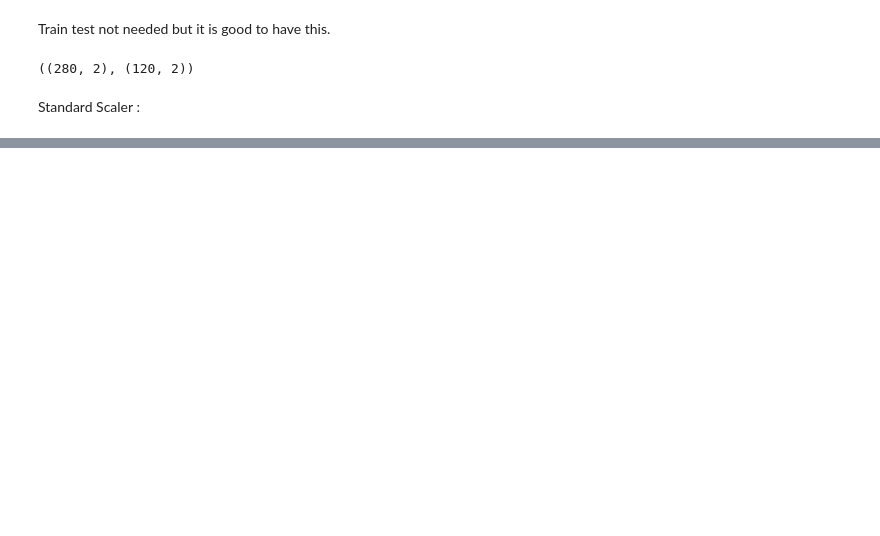
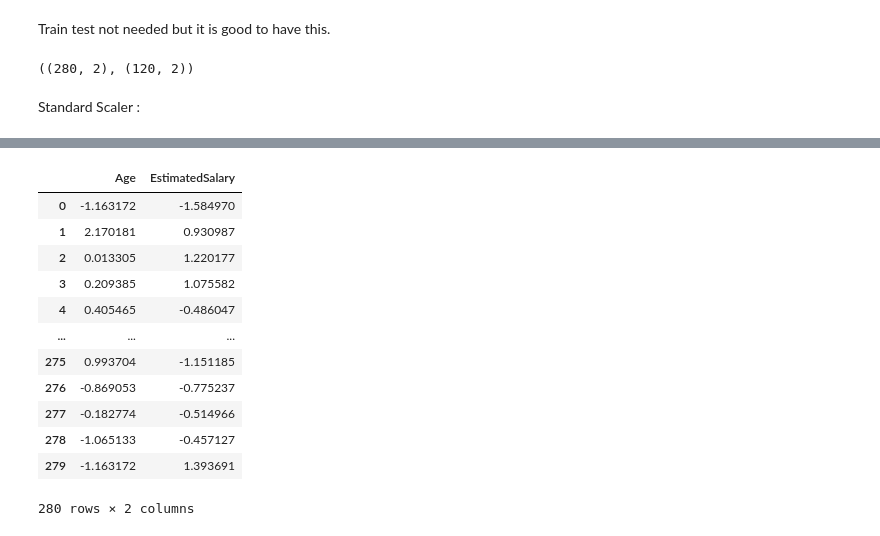
Before and after one commit to ankitsrm/MLLib, a Jupyter notebook: Featur_Scalling.ipynb, the cells around one changed output, grey strips where cells are left out. Cells and saved outputs as stored; diff of their text form; code cells hidden in the pictures; blank space fills up the shorter version.

```diff
--- a/Featur_Scalling.ipynb
+++ b/Featur_Scalling.ipynb
@@ -38,0 +72,16 @@ X_test_scaled = scaler.transform(X_test)
+# %%
+X_train_scaled
+# %% [output]
+|  | Age | EstimatedSalary |
+| 0 | -1.163172 | -1.584970 |
+| 1 | 2.170181 | 0.930987 |
+| 2 | 0.013305 | 1.220177 |
+| 3 | 0.209385 | 1.075582 |
+| 4 | 0.405465 | -0.486047 |
+| ... | ... | ... |
+| 275 | 0.993704 | -1.151185 |
+| 276 | -0.869053 | -0.775237 |
+| 277 | -0.182774 | -0.514966 |
+| 278 | -1.065133 | -0.457127 |
+| 279 | -1.163172 | 1.393691 |
+280 rows × 2 columns
```
Also changed, not shown: parts of 7 cells of this notebook.
